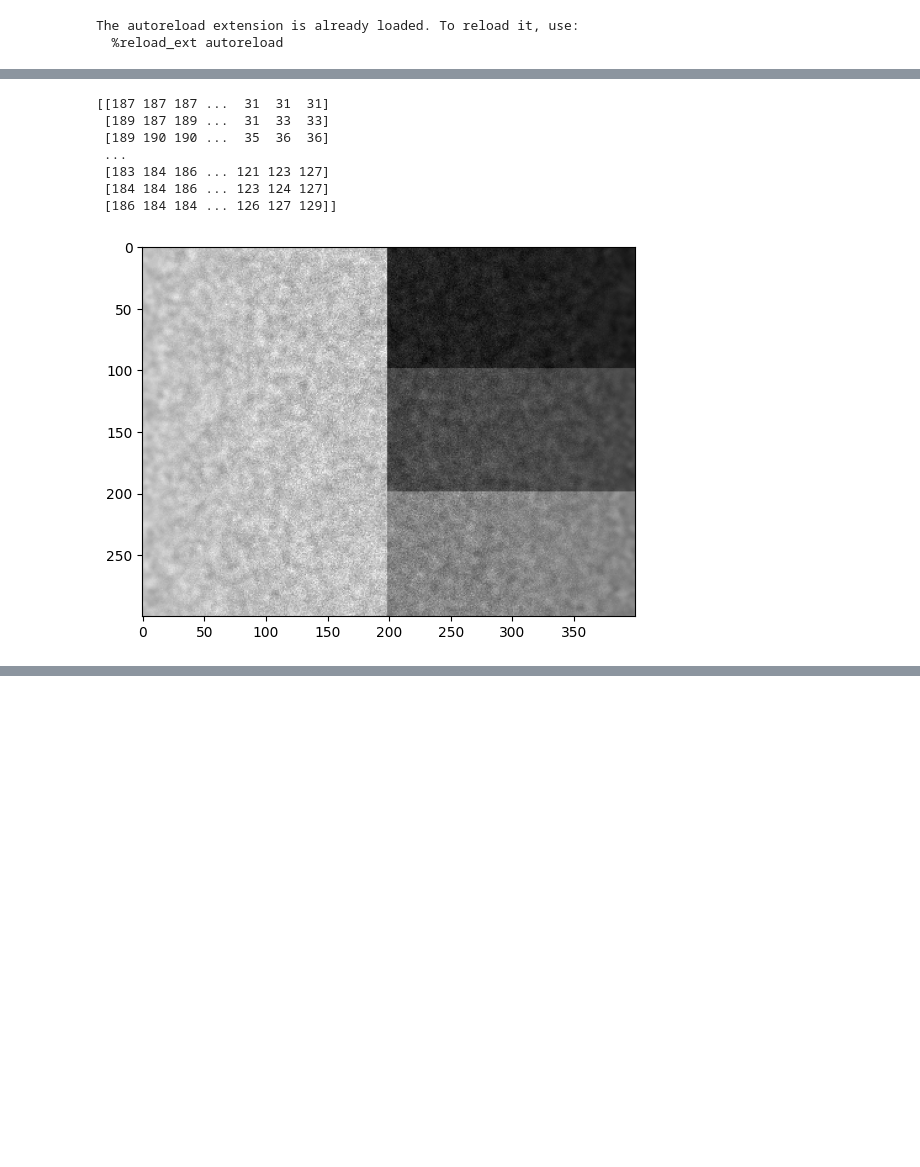
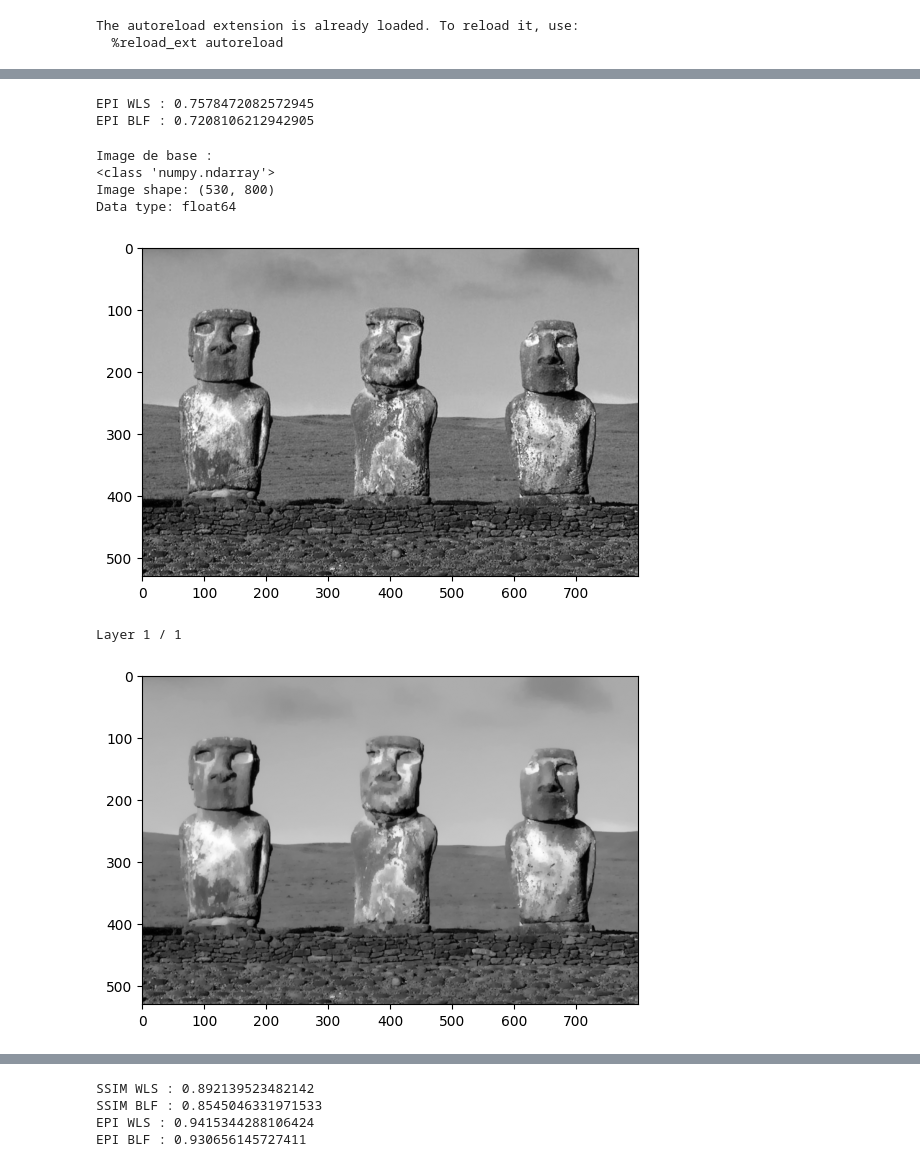
Before and after one commit to pekatour/epd, a Jupyter notebook: src/pres_comparaison.ipynb, the cells around one changed output, grey strips where cells are left out. Saved outputs shown, nothing was run; the diff lists cells and outputs as text; code cells hidden in the pictures; blank space fills up the shorter version.

```diff
--- a/src/pres_comparaison.ipynb
+++ b/src/pres_comparaison.ipynb
@@ -28,16 +34,33 @@ Layer 1 / 1
 [figure]
 # %%
-print(image)
-decomposition_blf = cv2.bilateralFilter(image, d=9, sigmaColor=0.3, sigmaSpace=12)
+# Comparaison des deux méthodes avec le EPI
 
-plt.imshow(decomposition_blf, cmap='gray')
-plt.show()
+wsl_epi = epi(image,decomposition_wls[-1])
+blf_epi = epi(image,decomposition_blf)
+
+print(f"EPI WLS : {wsl_epi}")
+print(f"EPI BLF : {blf_epi}")
 # %% [output]
-[[187 187 187 ...  31  31  31]
- [189 187 189 ...  31  33  33]
- [189 190 190 ...  35  36  36]
- ...
- [183 184 186 ... 121 123 127]
- [184 184 186 ... 123 124 127]
- [186 184 184 ... 126 127 129]]
+EPI WLS : 0.7578472082572945
+EPI BLF : 0.7208106212942905
-[figure, removed]
+# %%
+IMAGE_PATH = "../data/image2.png"
+
+print("Image de base :")
+
+image = load_image(IMAGE_PATH, gray=True, verbose=True)
+
+#decomposition_wls = wls(image, 0.35, 1.8, c=1, nb_layers=1, verbose=True)
+decomposition_wls = wls(image, 0.25, 1.2, c=1, nb_layers=1, verbose=True)
+
+decomposition_blf = cv2.bilateralFilter(image.astype(np.float32), d=30, sigmaColor=30, sigmaSpace=50)
+plt.imshow(decomposition_blf, cmap='gray')
+plt.show()
+# %% [output]
+Image de base :
+<class 'numpy.ndarray'>
+Image shape: (530, 800)
+Data type: float64
+[figure, added]
+Layer 1 / 1
+[figure, added]
@@ -43,0 +68,19 @@ plt.show()
+# %%
+# Comparaison des deux méthodes avec le SSIM
+
+wsl_ssim,wsl_diff = ssim(image.astype(np.uint8), decomposition_wls[-1].astype(np.uint8), full=True)
+blf_ssim,blf_diff = ssim(image.astype(np.uint8), decomposition_blf.astype(np.uint8), full=True)
+
+print(f"SSIM WLS : {wsl_ssim}")
+print(f"SSIM BLF : {blf_ssim}")
+
+# EPI
+wsl_epi = epi(image,decomposition_wls[-1])
+blf_epi = epi(image,decomposition_blf)
+print(f"EPI WLS : {wsl_epi}")
+print(f"EPI BLF : {blf_epi}")
+# %% [output]
+SSIM WLS : 0.892139523482142
+SSIM BLF : 0.8545046331971533
+EPI WLS : 0.9415344288106424
+EPI BLF : 0.930656145727411
```
Also changed, not shown: parts of 3 cells of this notebook, 2 other files.
